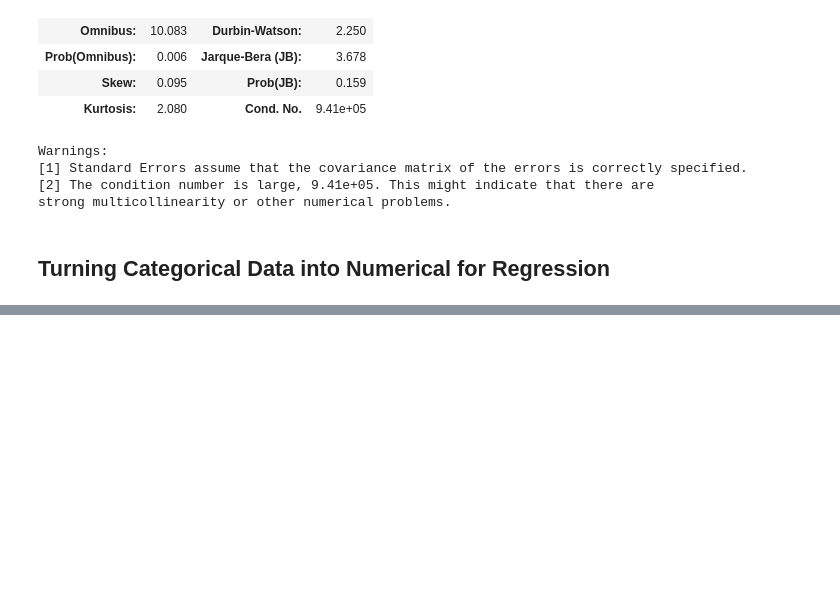
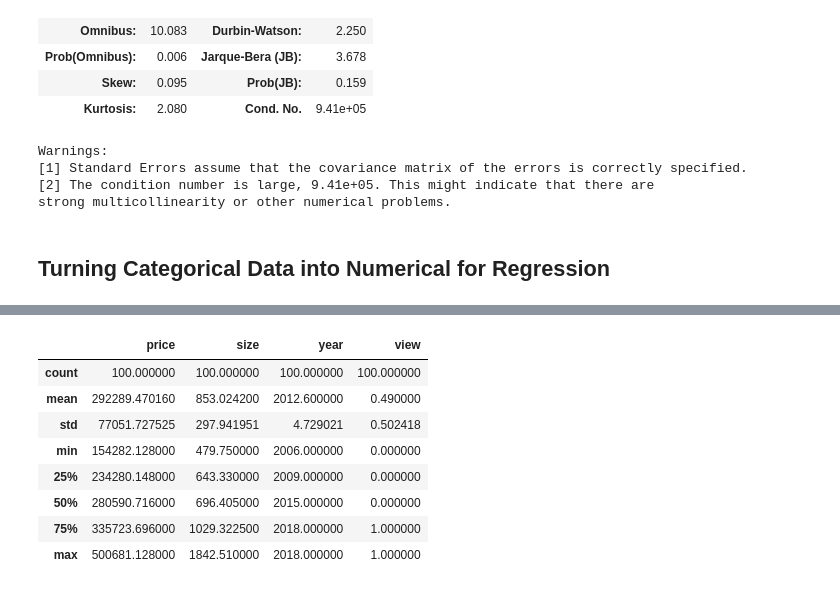
Before and after one commit to Andre-Williams22/Data-Science-ML-Courses, a Jupyter notebook: 365-DataScience/Advanced-Statistical-Methods/Exercise-Multiple-Linear-Regression.ipynb, the cells around one changed output, grey strips where cells are left out. Cells and saved outputs as stored; diff of their text form; code cells hidden in the pictures; blank space fills up the shorter version.

```diff
--- a/365-DataScience/Advanced-Statistical-Methods/Exercise-Multiple-Linear-Regression.ipynb
+++ b/365-DataScience/Advanced-Statistical-Methods/Exercise-Multiple-Linear-Regression.ipynb
@@ -59,0 +92,12 @@ df = pd.read_csv('')
+# %%
+data.describe()
+# %% [output]
+|  | price | size | year | view |
+| count | 100.000000 | 100.000000 | 100.000000 | 100.000000 |
+| mean | 292289.470160 | 853.024200 | 2012.600000 | 0.490000 |
+| std | 77051.727525 | 297.941951 | 4.729021 | 0.502418 |
+| min | 154282.128000 | 479.750000 | 2006.000000 | 0.000000 |
+| 25% | 234280.148000 | 643.330000 | 2009.000000 | 0.000000 |
+| 50% | 280590.716000 | 696.405000 | 2015.000000 | 0.000000 |
+| 75% | 335723.696000 | 1029.322500 | 2018.000000 | 1.000000 |
+| max | 500681.128000 | 1842.510000 | 2018.000000 | 1.000000 |
```
Also changed, not shown: parts of 11 cells of this notebook, 2 other files.
